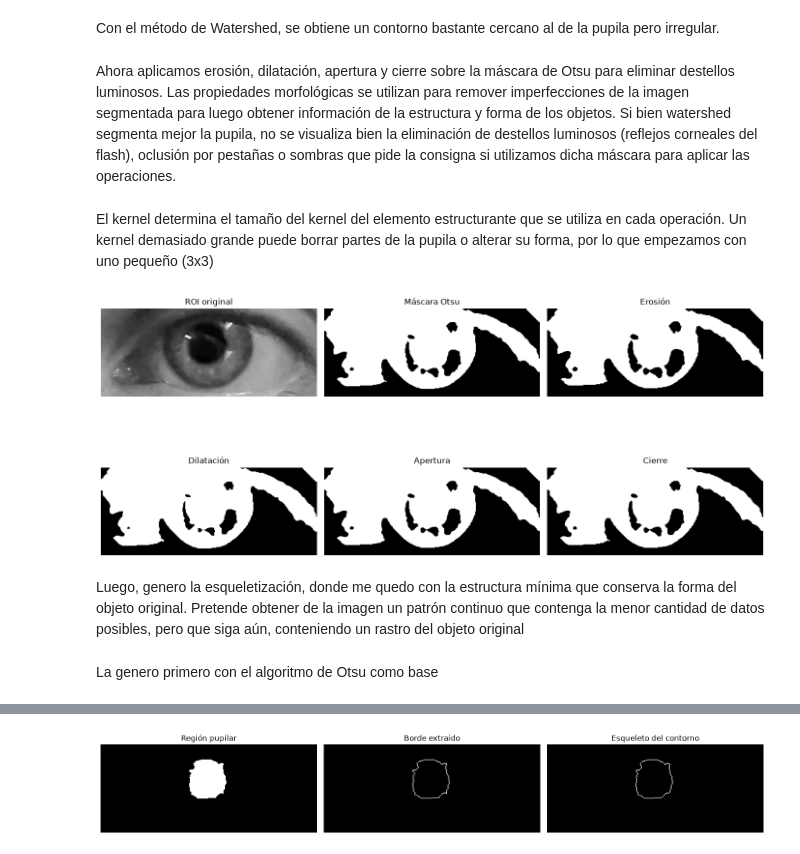
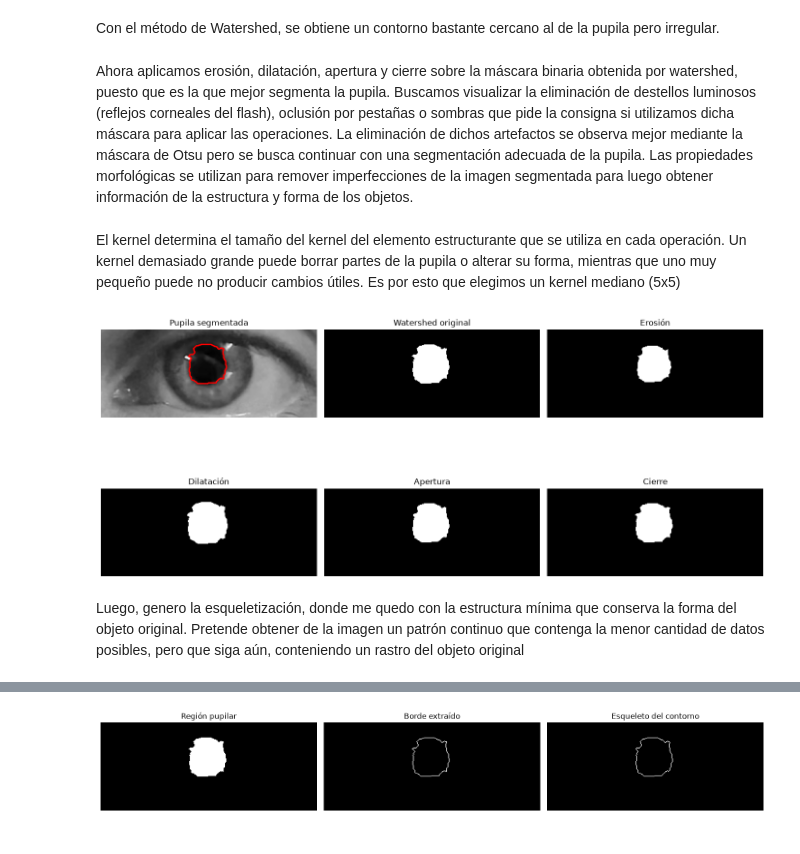
Before and after one commit to valjeon/PSIB_Guia_Imag_Biomed_Grupo15, a Jupyter notebook: notebooks/modulo2.ipynb, the cells around one changed output, grey strips where cells are left out. Cells and saved outputs as stored; diff of their text form; code cells hidden in the pictures.

```diff
--- a/notebooks/modulo2.ipynb
+++ b/notebooks/modulo2.ipynb
@@ -302,15 +284,9 @@ plt.show()
 # %% [output]
 [figure]
 # %%
-roi_bgr = cv2.cvtColor(
-    roi_suavizada,
-    cv2.COLOR_GRAY2BGR
-)
+roi_bgr = cv2.cvtColor(roi_suavizada,cv2.COLOR_GRAY2BGR)
 
-markers_ws = cv2.watershed(
-    roi_bgr,
-    markers.copy()
-)
+markers_ws = cv2.watershed(roi_bgr,markers.copy())
 
 mask_watershed = (markers_ws == 1).astype(np.uint8) * 255
 
@@ -343,48 +319,48 @@ plt.show()
 # %% [markdown]
 Con el método de Watershed, se obtiene un contorno bastante cercano al de la pupila pero irregular.
 # %% [markdown]
-Ahora aplicamos erosión, dilatación, apertura y cierre sobre la máscara de Otsu para eliminar destellos luminosos. Las propiedades morfológicas se utilizan para remover imperfecciones de la imagen segmentada para luego obtener información de la estructura y forma de los objetos.
-Si bien watershed segmenta mejor la pupila, no se visualiza bien la eliminación de destellos luminosos (reflejos corneales del flash), oclusión por pestañas o sombras que pide la consigna si utilizamos dicha máscara para aplicar las operaciones.
+Ahora aplicamos erosión, dilatación, apertura y cierre sobre la máscara binaria obtenida por watershed, puesto que es la que mejor segmenta la pupila. Buscamos visualizar la eliminación de destellos luminosos (reflejos corneales del flash), oclusión por pestañas o sombras que pide la consigna si utilizamos dicha máscara para aplicar las operaciones.
+La eliminación de dichos artefactos se observa mejor mediante la máscara de Otsu pero se busca continuar con una segmentación adecuada de la pupila.
+Las propiedades morfológicas se utilizan para remover imperfecciones de la imagen segmentada para luego obtener información de la estructura y forma de los objetos.
 # %% [markdown]
-El kernel determina el tamaño del kernel del elemento estructurante que se utiliza en cada operación. Un kernel demasiado grande puede borrar partes de la pupila o alterar su forma, por lo que empezamos con uno pequeño (3x3)
+El kernel determina el tamaño del kernel del elemento estructurante que se utiliza en cada operación. Un kernel demasiado grande puede borrar partes de la pupila o alterar su forma, mientras que uno muy pequeño puede no producir cambios útiles. Es por esto que elegimos un kernel mediano (5x5)
 # %%
 # Usamos directamente la máscara que ya tenemos de Otsu, sin operaciones morfológicas
-kernel = cv2.getStructuringElement(
-    cv2.MORPH_ELLIPSE,
-    (3, 3)
-)
+kernel = cv2.getStructuringElement(cv2.MORPH_ELLIPSE,(5, 5))
 
 # Aplicar operaciones morfológicas
-mask_erosion = cv2.erode(mask_otsu_original, kernel, iterations=1)
-
-mask_dilatacion = cv2.dilate(mask_otsu_original, kernel, iterations=1)
-
-mask_apertura = cv2.morphologyEx(mask_otsu_original, cv2.MORPH_OPEN, kernel)
-
-mask_cierre = cv2.morphologyEx(mask_otsu_original, cv2.MORPH_CLOSE, kernel)
+mask_erosion = cv2.erode(mask_watershed, kernel, iterations=1)
+mask_dilatacion = cv2.dilate(mask_watershed, kernel, iterations=1)
+mask_apertura = cv2.morphologyEx(mask_watershed, cv2.MORPH_OPEN, kernel)
+mask_cierre = cv2.morphologyEx(mask_watershed, cv2.MORPH_CLOSE, kernel)
 
 resultados = {
-    "ROI original": roi_gray,
-    "Máscara Otsu": mask_otsu_original,
+    "Watershed original": mask_watershed,
     "Erosión": mask_erosion,
     "Dilatación": mask_dilatacion,
     "Apertura": mask_apertura,
-    "Cierre": mask_cierre
-}
+    "Cierre": mask_cierre}
 
 plt.figure(figsize=(14, 8))
+plt.subplot(2, 3, 1)
+plt.imshow(roi_gray, cmap="gray")
+plt.contour(
+    mask_watershed > 0,
+    colors="r",
+    linewidths=2
+)
+plt.title("Pupila segmentada")
+plt.axis("off")
 
 for i, (nombre, mascara) in enumerate(resultados.items()):
-    plt.subplot(2, 3, i + 1)
+    plt.subplot(2, 3, i + 2)
     plt.imshow(mascara, cmap="gray")
     plt.title(nombre)
     plt.axis("off")
 
 plt.tight_layout()
 plt.show()
 # %% [output]
-[figure, old version]
+[figure, new version]
 # %% [markdown]
 Luego, genero la esqueletización, donde me quedo con la estructura mínima que conserva la forma del objeto original. Pretende obtener de la imagen un patrón continuo que contenga la menor cantidad de datos posibles, pero que siga aún, conteniendo un rastro del objeto original
-# %% [markdown]
-La genero primero con el algoritmo de Otsu como base
```
Also changed, not shown: parts of 15 cells of this notebook.
